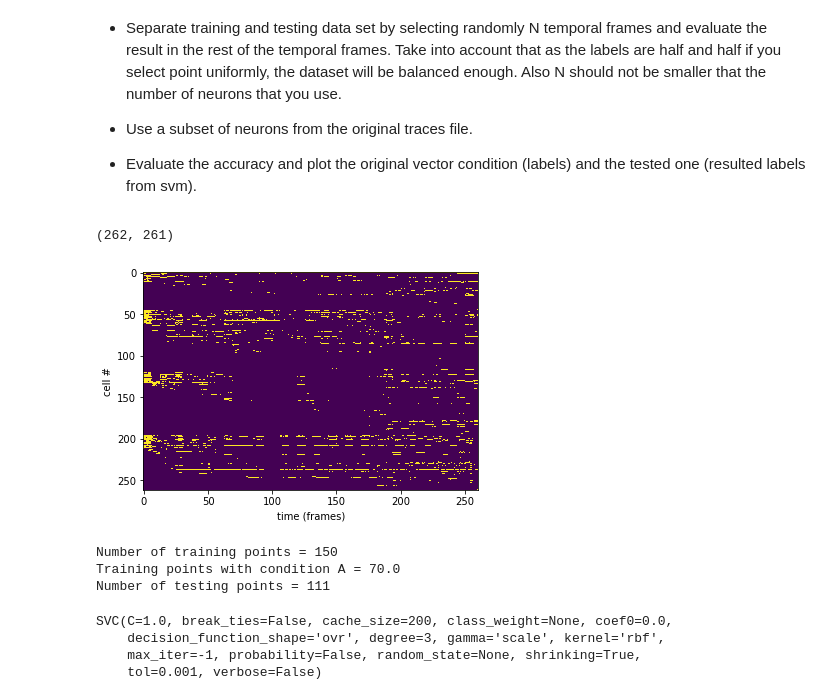
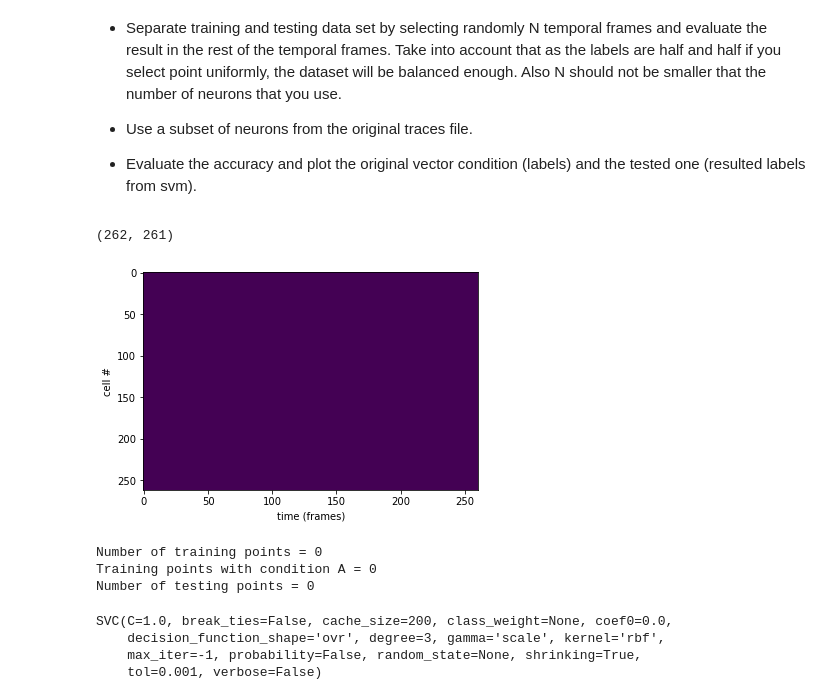
Before and after one commit to melisamc89/Neuro_course, a Jupyter notebook: assignment4_2021.ipynb, the cells around one changed output. Drawn from its saved outputs; the diff is of its cells as text; code cells hidden in the pictures.

```diff
--- a/assignment4_2021.ipynb
+++ b/assignment4_2021.ipynb
@@ -1024,62 +922,47 @@ Train a binary classifier to separate the two conditions using svm from sklearn
 # %%
 # import svm from sklearn library (see documentation)
 from sklearn import svm
 import scipy
 
 neural_activity = traces
 re_sf = 500 #resampling value
 reshape_neural_activity = np.reshape(neural_activity[:, :int(int(neural_activity.shape[1] / re_sf) * re_sf)],
                                          (neural_activity.shape[0], int(neural_activity.shape[1] / re_sf), re_sf))
 resample_neural_activity = np.mean(reshape_neural_activity, axis=2)
 
 print(resample_neural_activity.shape)
 
-
 ### create condition and resample condition labels
 labels = np.ones((traces.shape[1],1))
-for i in range(0,len(timeline_1)-1,2):
-    labels[int(timeline_1[i]):int(timeline_1[i+1])] = 0
+# add conditions where labels = 0
+# reshape and resample labels
 
-reshape_labels = np.reshape(labels[:int(int(labels.shape[0]/re_sf)*re_sf)],(int(labels.shape[0]/re_sf),re_sf))
-resample_labels = np.reshape(scipy.stats.mode(reshape_labels,axis=1)[0],reshape_labels.shape[0])
-
-
-# represent neural activity matrix as a binary matrix
+# represent neural activity matrix as a binary matrix.
+# select a threshold
 threshold = 1
-binary_traces = np.zeros(resample_neural_activity.shape)
-for i in range(resample_neural_activity.shape[0]):
-    position = np.where(resample_neural_activity[i,:]>threshold)
-    binary_traces[i,position] = 1
+binary_traces = np.zeros_like(resample_neural_activity)
+# create spikes ...
 
 plt.imshow(binary_traces, cmap = 'viridis', aspect='auto')
 plt.xlabel('time (frames)')
 plt.ylabel('cell #')
 
 
 resample_neural_activity = binary_traces
 # %% [output]
 (262, 261)
-[figure, old version]
+[figure, new version]
 # %%
 # separate training and testing data
-all_data_id = list(np.arange(0,resample_neural_activity.shape[1]))
+# all_data_id = ..
 
 #select temporal points for traning
 training_temporal_points = []
-while len(training_temporal_points) < 150:
-    temp = np.random.randint(0,resample_neural_activity.shape[1])
-    if temp not in training_temporal_points:
-        training_temporal_points.append(temp)
 
 #create temporal points for testing
 testing_temporal_points = []
-for i in range(resample_neural_activity.shape[1]):
-    if all_data_id[i] not in training_temporal_points:
-        testing_temporal_points.append(all_data_id[i])
 
-training_data_set = resample_neural_activity[:70,training_temporal_points]
-testing_data_set = resample_neural_activity[:70,testing_temporal_points]
-
+#resample labels as well
 training_labels = resample_labels[training_temporal_points]
 testing_labels = resample_labels[testing_temporal_points]
 
@@ -1087,7 +970,7 @@ print('Number of training points = '+f'{len(training_temporal_points)}')
 print('Training points with condition A = ' + f'{sum(training_labels)}')
 print('Number of testing points = ' + f'{len(testing_temporal_points)}')
 # %% [output]
-Number of training points = 150
-Training points with condition A = 70.0
-Number of testing points = 111
+Number of training points = 0
+Training points with condition A = 0
+Number of testing points = 0
 # %%
```
Also changed, not shown: parts of 14 cells of this notebook.
